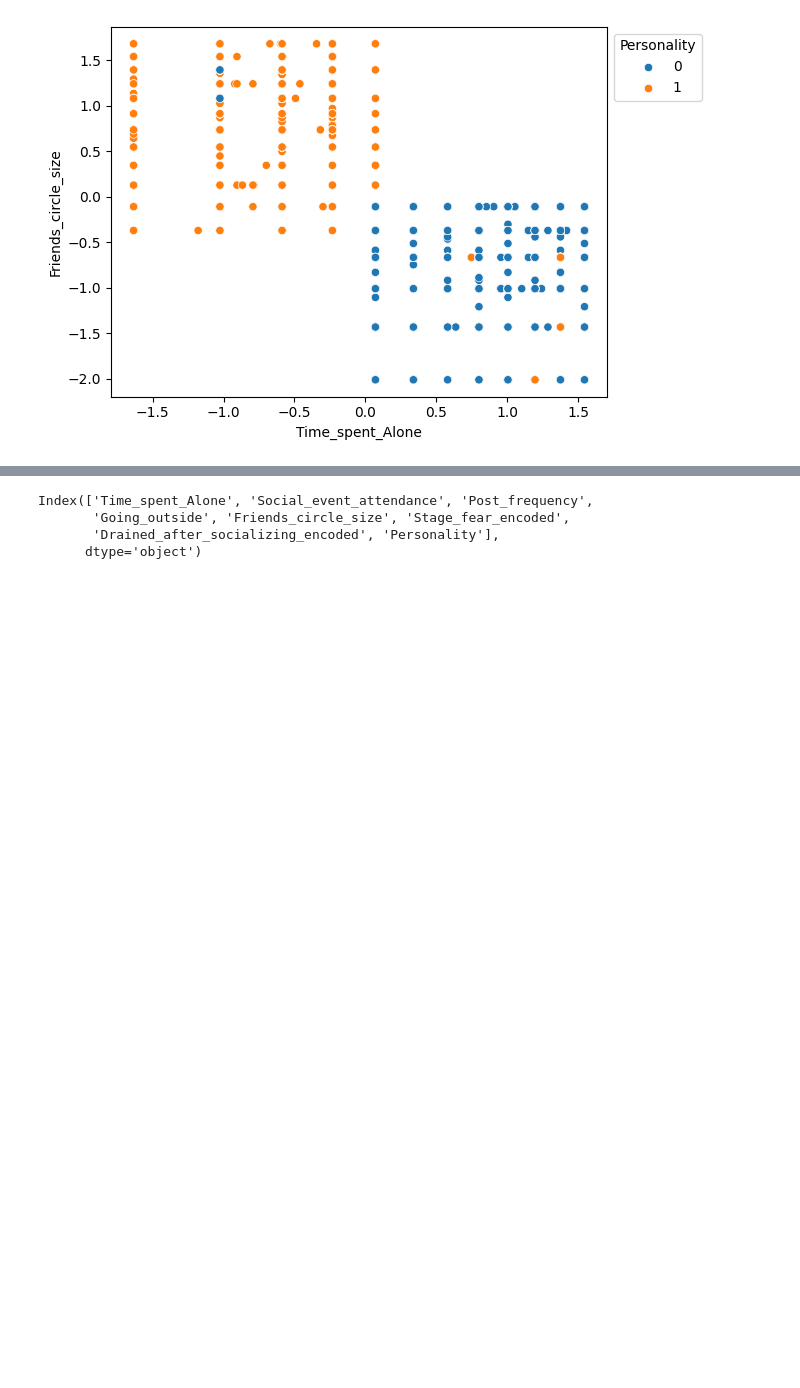
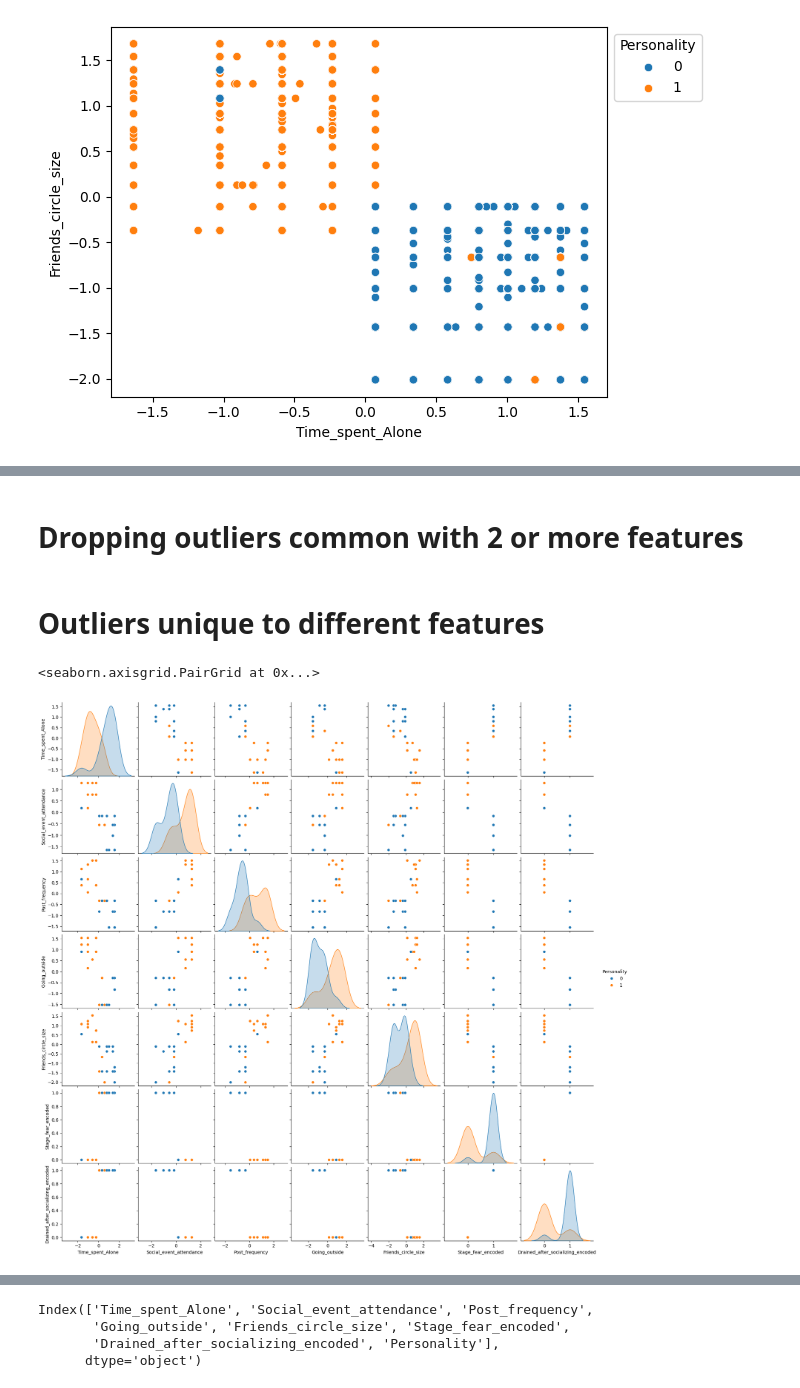
Before and after one commit to Aman-hebbale/kaggle_personality, a Jupyter notebook: logistic_classifier.ipynb, the cells around one changed output, grey strips where cells are left out. Drawn from its saved outputs; the diff is of its cells as text; code cells hidden in the pictures; blank space fills up the shorter version.

```diff
--- a/logistic_classifier.ipynb
+++ b/logistic_classifier.ipynb
@@ -900,0 +1055,2 @@ new_df = pd.read_csv(".\\data\\personality_dataset_transformed.csv")
+# %% [markdown]
+# Dropping outliers common with 2 or more features
@@ -901,2 +1059,11 @@ new_df = pd.read_csv(".\\data\\personality_dataset_transformed.csv")
+# %% [markdown]
+# Outliers unique to different features
+# %%
+outliers_df=new_df.iloc[[851, 948, 984, 1169, 2094, 567, 1192, 1244, 408, 411, 419, 422, 423, 545, 568, 647, 873, 882, 886, 892, 1137, 1158, 1196, 1207, 1211, 1366]]
+# %%
+sns.pairplot(data=outliers_df,hue="Personality")
+# %% [output]
+<seaborn.axisgrid.PairGrid at 0x...>
+[figure, added]
 # %% [markdown]
 # Method 1: Predict using KNN
```
Also changed, not shown: parts of 40 cells of this notebook.
